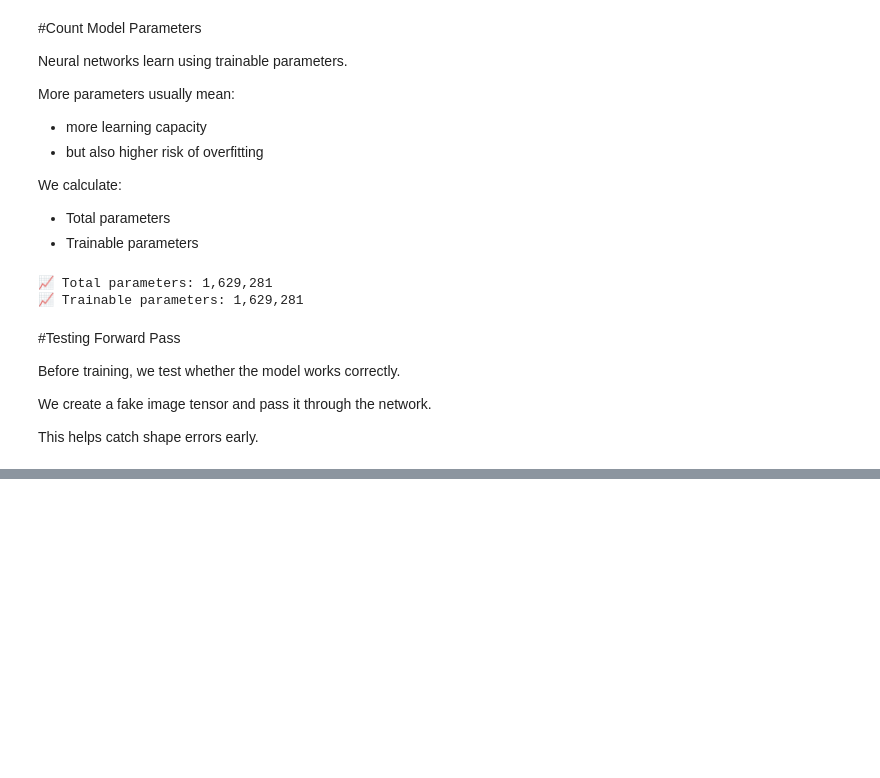
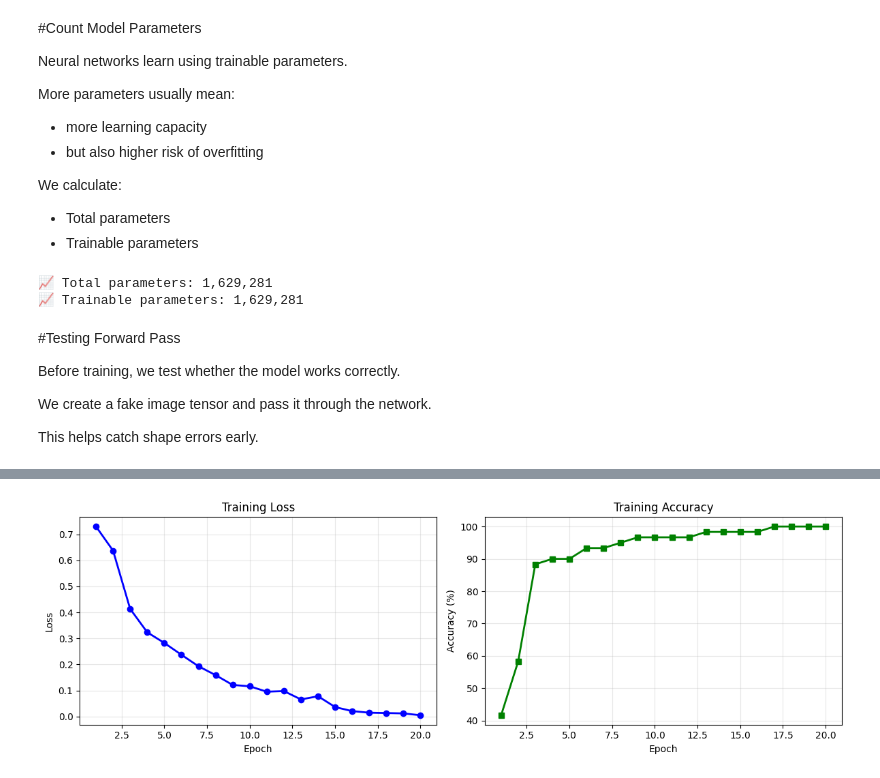
Before and after one commit to Ranjan659/Cardamom-leaf-classifier, a Jupyter notebook: notebooks/01_data_setup_visualizaton.ipynb, the cells around one changed output, grey strips where cells are left out. Saved outputs shown, nothing was run; the diff lists cells and outputs as text; code cells hidden in the pictures; blank space fills up the shorter version.

```diff
--- a/notebooks/01_data_setup_visualizaton.ipynb
+++ b/notebooks/01_data_setup_visualizaton.ipynb
@@ -557,0 +671,19 @@ Output value: -0.0872
+# %%
+# Define Loss Function & Optimizer
+
+criterion = nn.BCEWithLogitsLoss()
+
+# Adam optimizer
+
+optimizer = torch.optim.Adam(
+    model.parameters(),
+    lr=0.001
+)
+
+print("✅ Loss function initialized")
+print("✅ BCEWithLogitsLoss selected")
+
+print("\n✅ Optimizer initialized")
+print("✅ Adam optimizer (lr=0.001)")
+
+print("\n🚀 Model ready for training!")
@@ -557,0 +845,72 @@ Output value: -0.0872
+# %%
+
+# Plot Training Curves
+# Create epoch numbers
+epochs = range(1, NUM_EPOCHS + 1)
+
+# Create figure with 2 plots
+fig, axes = plt.subplots(
+    nrows=1,
+    ncols=2,
+    figsize=(12, 4)
+)
+
+# LOSS CURVE
+
+axes[0].plot(
+    epochs,
+    train_losses,
+    color="blue",
+    marker="o",
+    linewidth=2
+)
+
+axes[0].set_title("Training Loss")
+axes[0].set_xlabel("Epoch")
+axes[0].set_ylabel("Loss")
+axes[0].grid(True, alpha=0.3)
+
+# ACCURACY CURVE
+
+
+axes[1].plot(
+    epochs,
+    train_accuracies,
+    color="green",
+    marker="s",
+    linewidth=2
+)
+
+axes[1].set_title("Training Accuracy")
+axes[1].set_xlabel("Epoch")
+axes[1].set_ylabel("Accuracy (%)")
+axes[1].grid(True, alpha=0.3)
+
+
+# Adjust Layout
+
+
+plt.tight_layout()
+
+
+# Save Figure
+
+save_dir = "/content/drive/MyDrive/cardamom_dataset/docs"
+
+os.makedirs(save_dir, exist_ok=True)
+
+plot_path = f"{save_dir}/training_curves.png"
+
+plt.savefig(
+    plot_path,
+    dpi=150,
+    bbox_inches="tight"
+)
+
+print(f"\nPlot saved at:")
+print(plot_path)
+
+# Display Plot
+
+plt.show()
+# %% [output]
@@ -557,0 +919 @@ Output value: -0.0872
+[figure, added]
```
Also changed, not shown: parts of 11 cells of this notebook.
